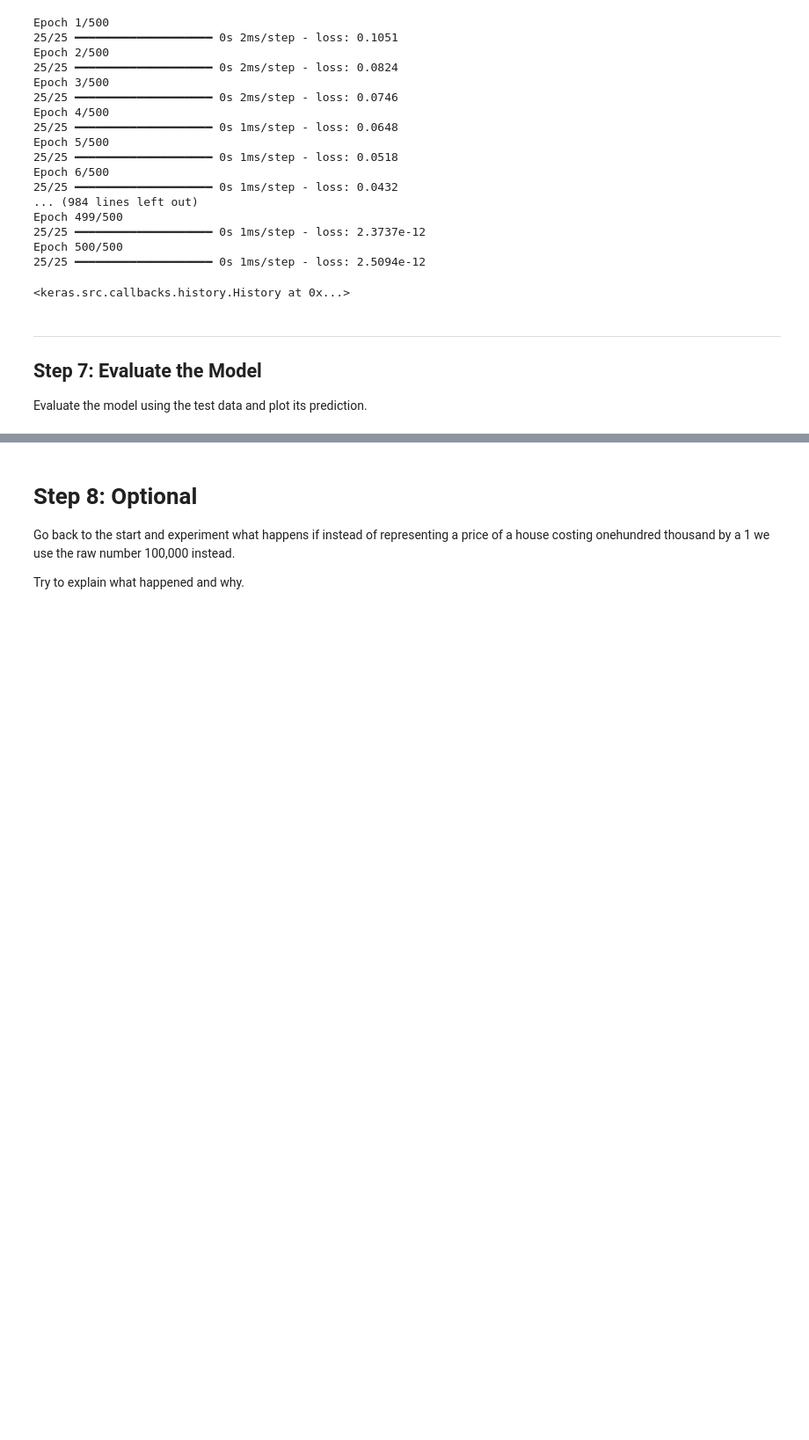
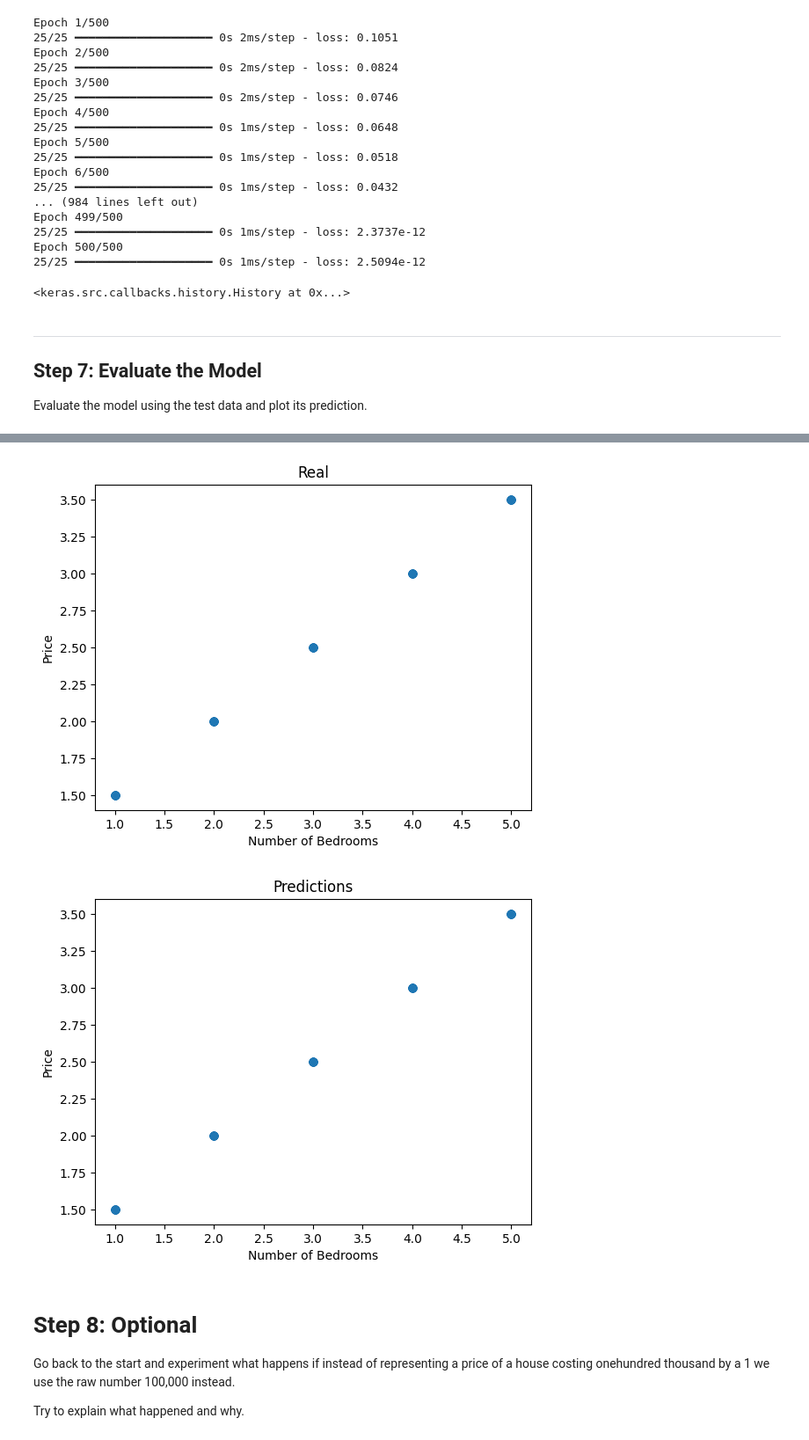
Before and after one commit to Monkif/os_tf_week_1, a Jupyter notebook: machine-learning-with-tensorflow/week-01/Week1_Notebook1_Housing_Prices.ipynb, the cells around one changed output, grey strips where cells are left out. Shown: that part at 88% size. Drawn from its saved outputs; the diff is of its cells as text; code cells hidden in the pictures; blank space fills up the shorter version.

```diff
--- a/machine-learning-with-tensorflow/week-01/Week1_Notebook1_Housing_Prices.ipynb
+++ b/machine-learning-with-tensorflow/week-01/Week1_Notebook1_Housing_Prices.ipynb
@@ -140,9 +147,22 @@ Epoch 500/500
 Evaluate the model using the test data and plot its prediction.
 # %%
 # TODO Evaluate the model using the model.evaluate() function
-
+results = mymodel.evaluate(test_x, test_y, batch_size=800)
 
 # TODO Make predictions
-
+predictions = mymodel.predict(test_x[:800])
+print("predictions shape:", predictions.shape)
 
 # TODO Plot real vs predicted prices (hint: you can use the plotting code from above as a start)
+plt.scatter(test_x, test_y)
+plt.xlabel('Number of Bedrooms')
+plt.ylabel('Price')
+plt.title('Real')
+plt.show()
+
+plt.scatter(test_x, predictions)
+plt.xlabel('Number of Bedrooms')
+plt.ylabel('Price')
+plt.title('Predictions')
+plt.show()
+# %% [output]
@@ -149,3 +172,5 @@ Evaluate the model using the test data and plot its prediction.
+[figure, added]
+[figure, added]
 # %% [markdown]
 # Step 8: Optional
 Go back to the start and experiment what happens if instead of representing a price of a house costing onehundred thousand by a 1 we use the raw number 100,000 instead.
```
Also changed, not shown: parts of 2 cells of this notebook.
